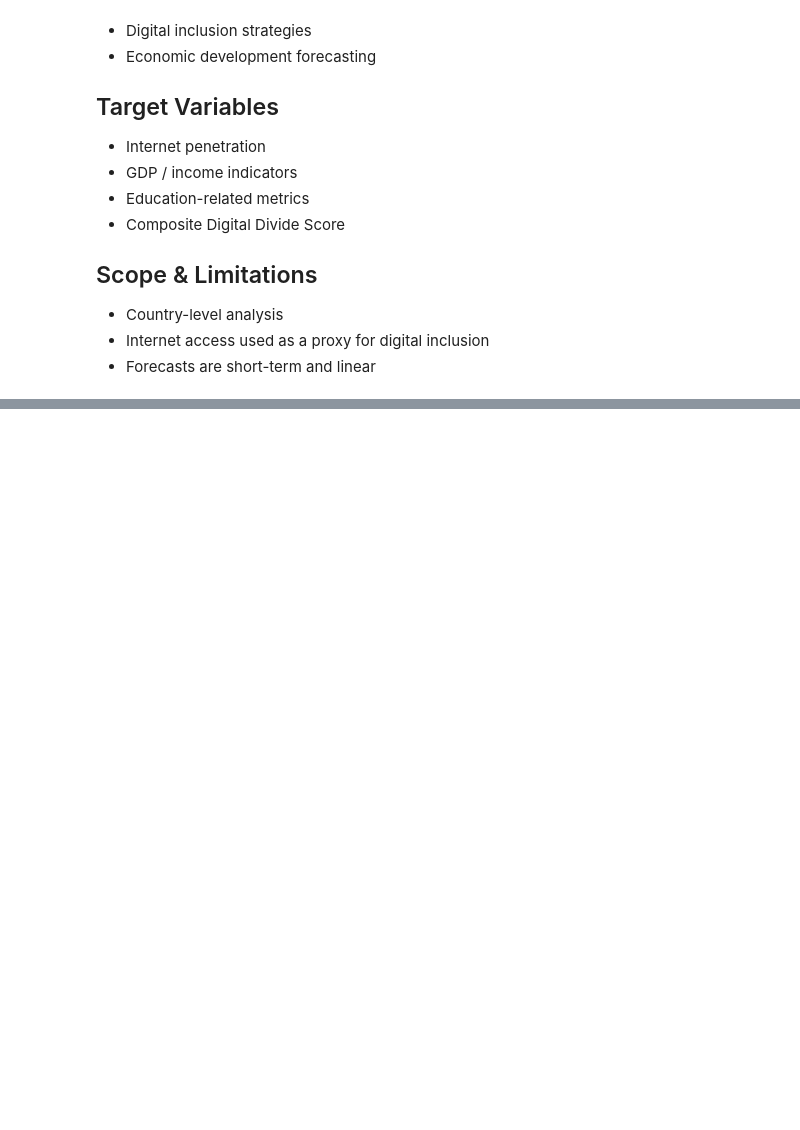
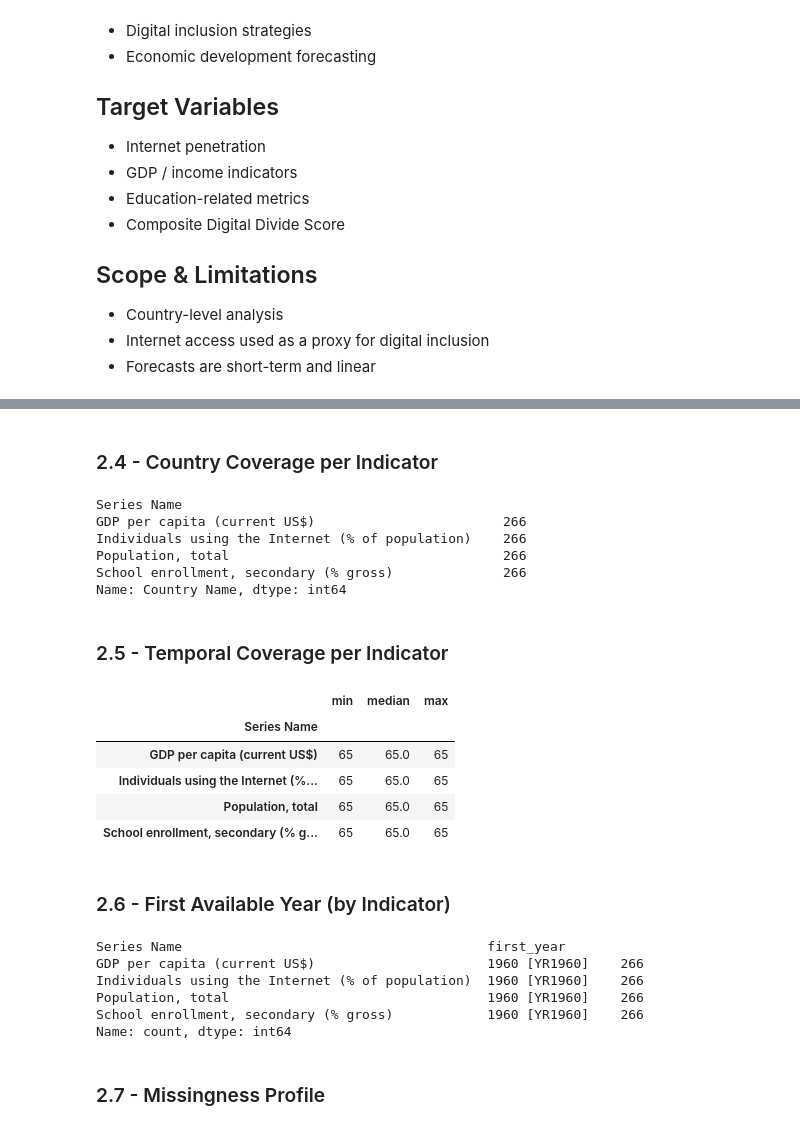
Before and after one commit to Comrade-1729/EDA_MLOPS-Portfolio, a Jupyter notebook: notebooks/03_economic_digital_divide_eda.ipynb, the cells around one changed output, grey strips where cells are left out. Saved outputs shown, nothing was run; the diff lists cells and outputs as text; code cells hidden in the pictures; blank space fills up the shorter version.

Commit message:
Phase 1–3: ingest WDI bulk indicators, validate coverage, reshape to clean country-year dataset

```diff
--- a/notebooks/03_economic_digital_divide_eda.ipynb
+++ b/notebooks/03_economic_digital_divide_eda.ipynb
@@ -42,0 +64,8 @@ Current working directory: d:\def_main\Code\MyProjects\eda-mlops-portfolio
+# %%
+RAW_DIR = Path("datasets/raw/eco-digital")
+
+DATA_FILE = RAW_DIR / "wdi_eco_digital_Data.csv"
+
+df_raw = pd.read_csv(DATA_FILE)
+
+print("Data shape:", df_raw.shape)
@@ -42,0 +152,2 @@ Current working directory: d:\def_main\Code\MyProjects\eda-mlops-portfolio
+# %%
+df = df_raw.copy()
@@ -42,0 +156,7 @@ Current working directory: d:\def_main\Code\MyProjects\eda-mlops-portfolio
+# %%
+id_cols = ["Country Name", "Country Code", "Series Name", "Series Code"]
+
+year_cols = [
+    c for c in df.columns
+    if c.endswith("]")
+]
@@ -42,0 +194,40 @@ Current working directory: d:\def_main\Code\MyProjects\eda-mlops-portfolio
+# %% [markdown]
+### 2.4 - Country Coverage per Indicator
+# %%
+countries_per_indicator = (
+    df.groupby("Series Name")["Country Name"]
+      .nunique()
+      .sort_values(ascending=False)
+)
+
+countries_per_indicator
+# %% [output]
+Series Name
+GDP per capita (current US$)                        266
+Individuals using the Internet (% of population)    266
+Population, total                                   266
+School enrollment, secondary (% gross)              266
+Name: Country Name, dtype: int64
+# %% [markdown]
+### 2.5 - Temporal Coverage per Indicator
+# %%
+def year_coverage(row):
+    return row[year_cols].notna().sum()
+
+df["non_null_years"] = df.apply(year_coverage, axis=1)
+# %%
+coverage_summary = (
+    df.groupby("Series Name")["non_null_years"]
+      .agg(["min", "median", "max"])
+)
+
+coverage_summary
+# %% [output]
+|  | min | median | max |
+| Series Name |  |  |  |
+| GDP per capita (current US$) | 65 | 65.0 | 65 |
+| Individuals using the Internet (%... | 65 | 65.0 | 65 |
+| Population, total | 65 | 65.0 | 65 |
+| School enrollment, secondary (% g... | 65 | 65.0 | 65 |
+# %% [markdown]
+### 2.6 - First Available Year (by Indicator)
@@ -42,0 +242,17 @@ Current working directory: d:\def_main\Code\MyProjects\eda-mlops-portfolio
+# %%
+first_year_summary = (
+    df.groupby("Series Name")["first_year"]
+      .value_counts()
+      .sort_index()
+)
+
+first_year_summary
+# %% [output]
+Series Name                                       first_year
+GDP per capita (current US$)                      1960 [YR1960]    266
+Individuals using the Internet (% of population)  1960 [YR1960]    266
+Population, total                                 1960 [YR1960]    266
+School enrollment, secondary (% gross)            1960 [YR1960]    266
+Name: count, dtype: int64
+# %% [markdown]
+### 2.7 - Missingness Profile
```
Also changed, not shown: parts of 65 cells of this notebook, 4 other files.
